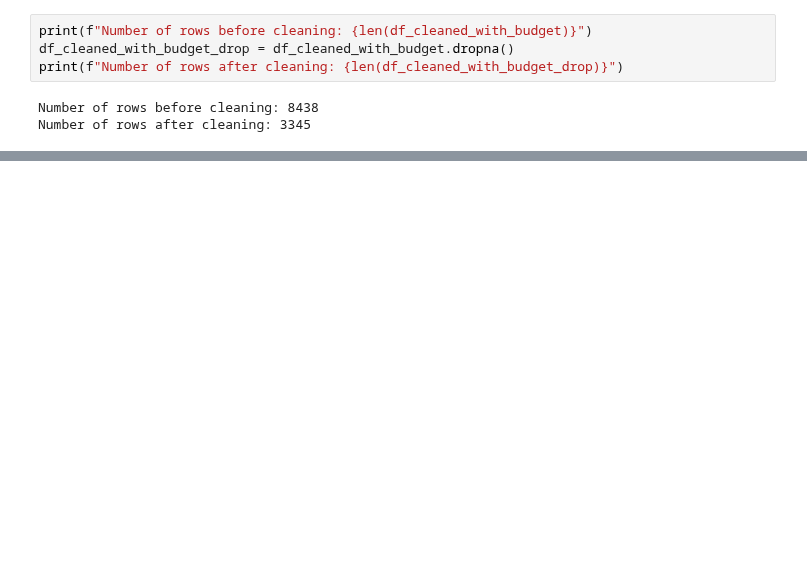
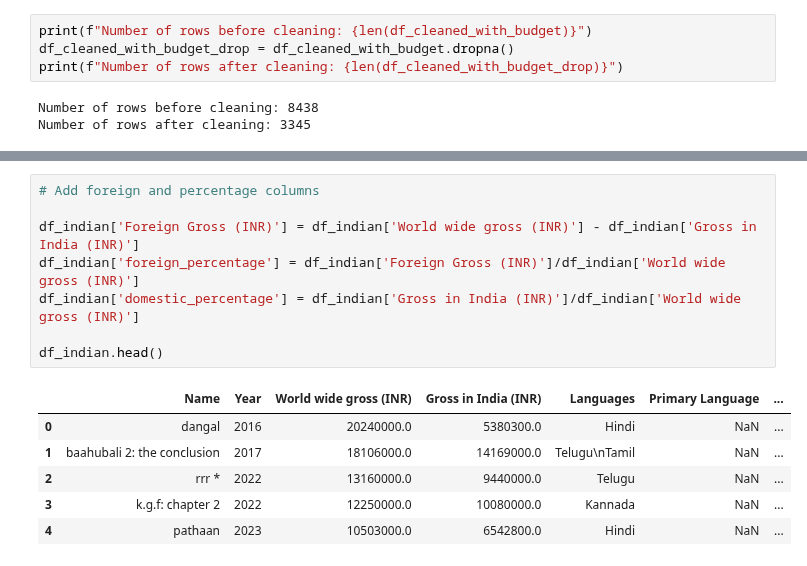
Before and after one commit to epfl-ada/ada-2024-project-thelordsofdata, a Jupyter notebook: src/data/cmu_analysis.ipynb, the cells around one changed output, grey strips where cells are left out. Cells and saved outputs as stored; diff of their text form; blank space fills up the shorter version.

```diff
--- a/src/data/cmu_analysis.ipynb
+++ b/src/data/cmu_analysis.ipynb
@@ -343,0 +405,15 @@ df_cleaned_with_budget_drop.head()
+# %%
+# Add foreign and percentage columns
+
+df_indian['Foreign Gross (INR)'] = df_indian['World wide gross (INR)'] - df_indian['Gross in India (INR)']
+df_indian['foreign_percentage'] = df_indian['Foreign Gross (INR)']/df_indian['World wide gross (INR)']
+df_indian['domestic_percentage'] = df_indian['Gross in India (INR)']/df_indian['World wide gross (INR)']
+
+df_indian.head()
+# %% [output]
+|  | Name | Year | World wide gross (INR) | Gross in India (INR) | Languages | Primary Language | ... |
+| 0 | dangal | 2016 | 20240000.0 | 5380300.0 | Hindi | NaN | ... |
+| 1 | baahubali 2: the conclusion | 2017 | 18106000.0 | 14169000.0 | Telugu\nTamil | NaN | ... |
+| 2 | rrr * | 2022 | 13160000.0 | 9440000.0 | Telugu | NaN | ... |
+| 3 | k.g.f: chapter 2 | 2022 | 12250000.0 | 10080000.0 | Kannada | NaN | ... |
+| 4 | pathaan | 2023 | 10503000.0 | 6542800.0 | Hindi | NaN | ... |
```
Also changed, not shown: parts of 11 cells of this notebook.
